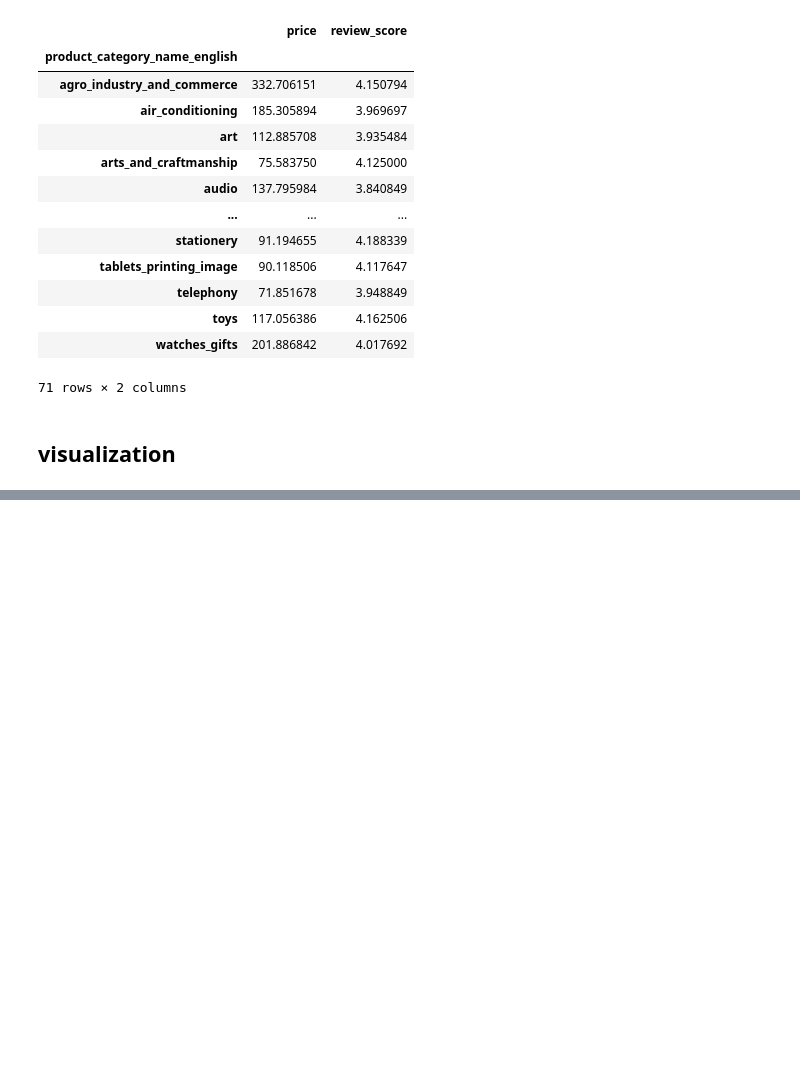
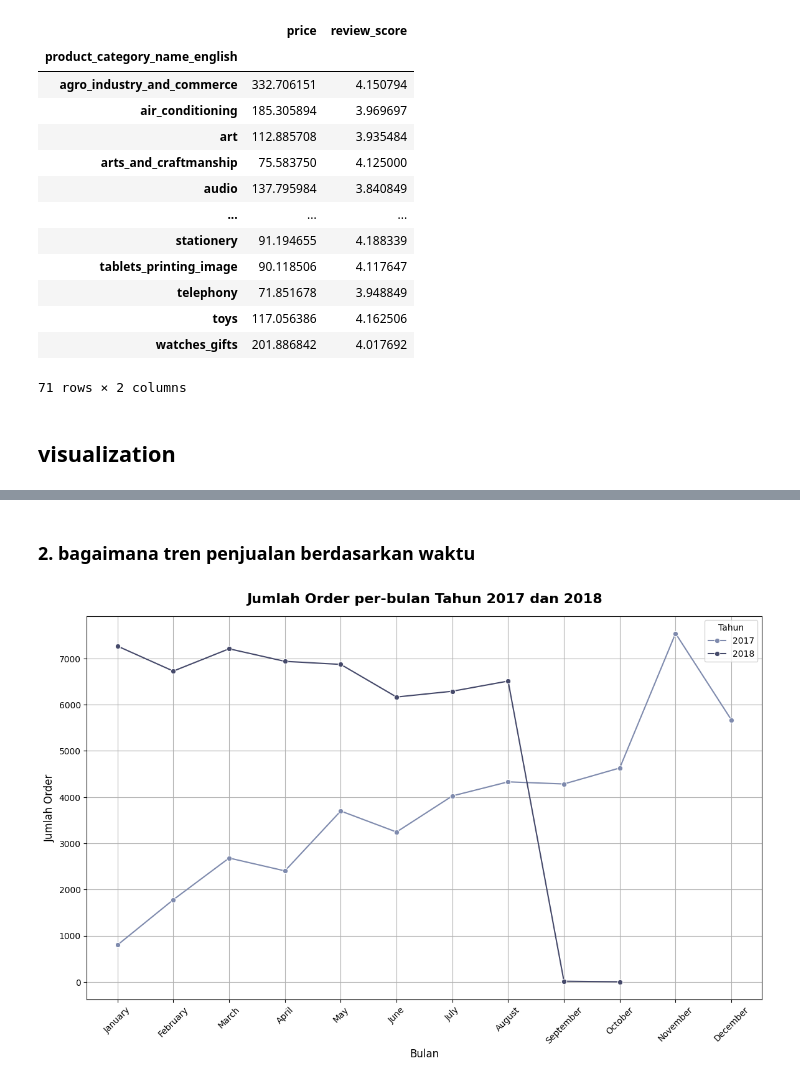
Before and after one commit to lazuardiff/proyek-analisis-data-dicoding, a Jupyter notebook: submission/notebook.ipynb, the cells around one changed output, grey strips where cells are left out. Cells and saved outputs as stored; diff of their text form; code cells hidden in the pictures; blank space fills up the shorter version.

```diff
--- a/submission/notebook.ipynb
+++ b/submission/notebook.ipynb
@@ -2214,0 +1099,46 @@ plt.show()
+# %% [markdown]
+### 2. bagaimana tren penjualan berdasarkan waktu
+# %%
+merge_all['year'] = merge_all['order_purchase_timestamp'].dt.year
+merge_all['month'] = merge_all['order_purchase_timestamp'].dt.month
+
+filtered_data = merge_all[merge_all['year'].isin([2017, 2018])]
+
+monthly_data_analysis = filtered_data.groupby(['year', 'month']).agg({
+    'order_id': 'nunique',
+    'payment_value': 'sum'
+}).reset_index()
+
+monthly_data_analysis.rename(columns = {
+    'order_id': 'total_orders',
+    'payment_value': 'total_payment'
+}, inplace = True)
+
+month_mapping = {
+    1: 'January',
+    2: 'February',
+    3: 'March',
+    4: 'April',
+    5: 'May',
+    6: 'June',
+    7: 'July',
+    8: 'August',
+    9: 'September',
+    10: 'October',
+    11: 'November',
+    12: 'December'
+}
+
+monthly_data_analysis['month'] = monthly_data_analysis['month'].map(month_mapping)
+
+plt.figure(figsize = (14, 8))
+sns.lineplot(data = monthly_data_analysis, x = 'month', y = 'total_orders', hue = 'year', palette = ['#7E8AAD', '#45496A'], marker = 'o')
+plt.title('Jumlah Order per-bulan Tahun 2017 dan 2018', fontsize = 16, fontweight = 'bold', loc = 'center', pad = 15)
+plt.xlabel('Bulan', fontsize = 12)
+plt.ylabel('Jumlah Order', fontsize = 12)
+plt.xticks(rotation = 45)
+plt.legend(title = 'Tahun')
+plt.grid(True)
+plt.show()
+# %% [output]
+[figure, added]
```
Also changed, not shown: parts of 169 cells of this notebook.
